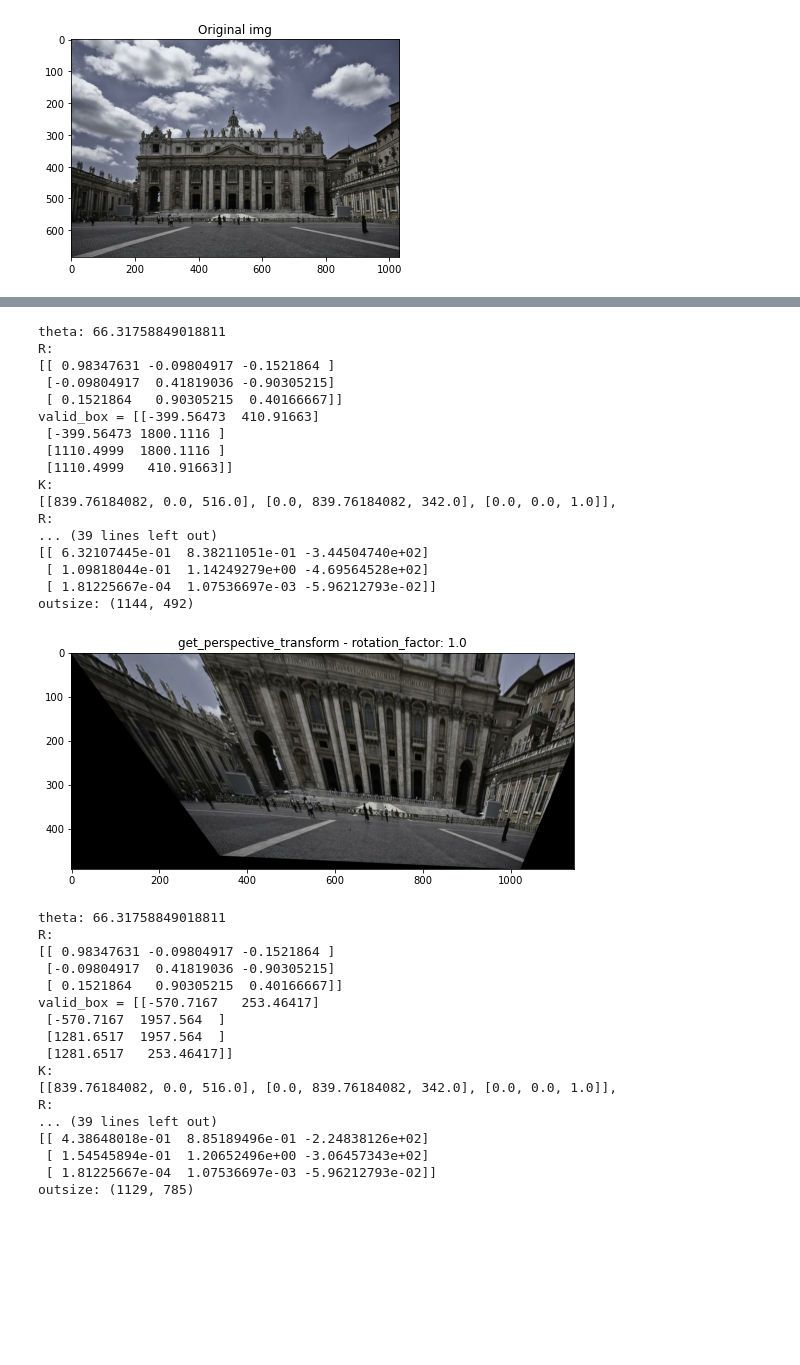
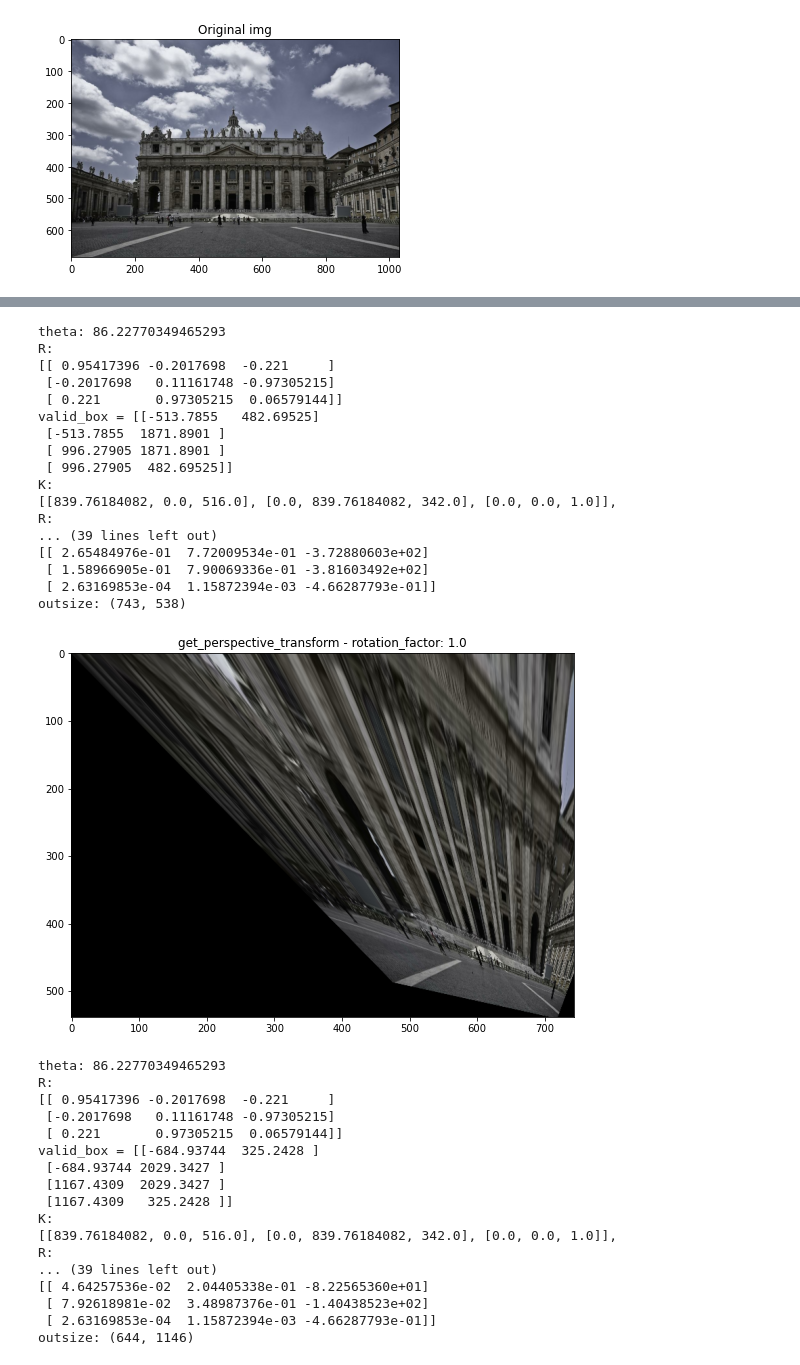
Before and after one commit to vicsyl/extreme_two_view_matching_private, a Jupyter notebook: rectification_bug-2-clip-better.ipynb, the cells around one changed output, grey strips where cells are left out. Saved outputs shown, nothing was run; the diff lists cells and outputs as text; code cells hidden in the pictures; blank space fills up the shorter version.

```diff
--- a/rectification_bug-2-clip-better.ipynb
+++ b/rectification_bug-2-clip-better.ipynb
@@ -168,7 +168,11 @@ def show_transormation(img, K, normal, clip_angle = 70):
         plt.title("get_perspective_transform - rotation_factor: {}".format(rotation_factor))
         plt.imshow(rectified)
         plt.show()
-img = cv.cvtColor(cv.imread("99261069_5958624644.jpg", None), cv.COLOR_BGR2RGB)
+
+
+
+img_path = "phototourism/st_peters_square/set_100/images/99261069_5958624644.jpg"
+img = cv.cvtColor(cv.imread(img_path, None), cv.COLOR_BGR2RGB)
 
 plt.figure()
 plt.title("Original img")
@@ -188,7 +192,7 @@ z = math.sqrt(1.0 - y**2)
 
 normal = np.array([0.0, y, z])
 
-for clip_angle in [50, 70, 75,  80]:
+for clip_angle in [50, 70, 75,  80, 90]:
     show_transormation(img, K, normal, clip_angle=clip_angle)
 # %% [output]
 theta: 81.89038554400581
@@ -271,42 +288,43 @@ outsize: (1076, 772)
 # %%
 
 normal = np.array([-0.1521864, -0.90305215, 0.40166667])
+normal = np.array([-0.221, -0.97305215, -0.062])
 
-for clip_angle in [50, 70, 75, 80]:
+for clip_angle in [50, 70, 75, 80, 90]:
     show_transormation(img, K, normal, clip_angle=clip_angle)
 # %% [output]
-theta: 66.31758849018811
+theta: 86.22770349465293
 R:
-[[ 0.98347631 -0.09804917 -0.1521864 ]
- [-0.09804917  0.41819036 -0.90305215]
- [ 0.1521864   0.90305215  0.40166667]]
-valid_box = [[-399.56473  410.91663]
- [-399.56473 1800.1116 ]
- [1110.4999  1800.1116 ]
- [1110.4999   410.91663]]
+[[ 0.95417396 -0.2017698  -0.221     ]
+ [-0.2017698   0.11161748 -0.97305215]
+ [ 0.221       0.97305215  0.06579144]]
+valid_box = [[-513.7855   482.69525]
+ [-513.7855  1871.8901 ]
+ [ 996.27905 1871.8901 ]
+ [ 996.27905  482.69525]]
 K:
 [[839.76184082, 0.0, 516.0], [0.0, 839.76184082, 342.0], [0.0, 0.0, 1.0]],
 R:
 ... (39 lines left out)
-[[ 6.32107445e-01  8.38211051e-01 -3.44504740e+02]
- [ 1.09818044e-01  1.14249279e+00 -4.69564528e+02]
- [ 1.81225667e-04  1.07536697e-03 -5.96212793e-02]]
-outsize: (1144, 492)
+[[ 2.65484976e-01  7.72009534e-01 -3.72880603e+02]
+ [ 1.58966905e-01  7.90069336e-01 -3.81603492e+02]
+ [ 2.63169853e-04  1.15872394e-03 -4.66287793e-01]]
+outsize: (743, 538)
-[figure, old version]
+[figure, new version]
-theta: 66.31758849018811
+theta: 86.22770349465293
 R:
-[[ 0.98347631 -0.09804917 -0.1521864 ]
- [-0.09804917  0.41819036 -0.90305215]
- [ 0.1521864   0.90305215  0.40166667]]
-valid_box = [[-570.7167   253.46417]
- [-570.7167  1957.564  ]
- [1281.6517  1957.564  ]
- [1281.6517   253.46417]]
+[[ 0.95417396 -0.2017698  -0.221     ]
+ [-0.2017698   0.11161748 -0.97305215]
+ [ 0.221       0.97305215  0.06579144]]
+valid_box = [[-684.93744  325.2428 ]
+ [-684.93744 2029.3427 ]
+ [1167.4309  2029.3427 ]
+ [1167.4309   325.2428 ]]
 K:
 [[839.76184082, 0.0, 516.0], [0.0, 839.76184082, 342.0], [0.0, 0.0, 1.0]],
 R:
 ... (39 lines left out)
-[[ 4.38648018e-01  8.85189496e-01 -2.24838126e+02]
- [ 1.54545894e-01  1.20652496e+00 -3.06457343e+02]
- [ 1.81225667e-04  1.07536697e-03 -5.96212793e-02]]
-outsize: (1129, 785)
+[[ 4.64257536e-02  2.04405338e-01 -8.22565360e+01]
+ [ 7.92618981e-02  3.48987376e-01 -1.40438523e+02]
+ [ 2.63169853e-04  1.15872394e-03 -4.66287793e-01]]
+outsize: (644, 1146)
```
Also changed, not shown: parts of 2 cells of this notebook, 6 other files.
